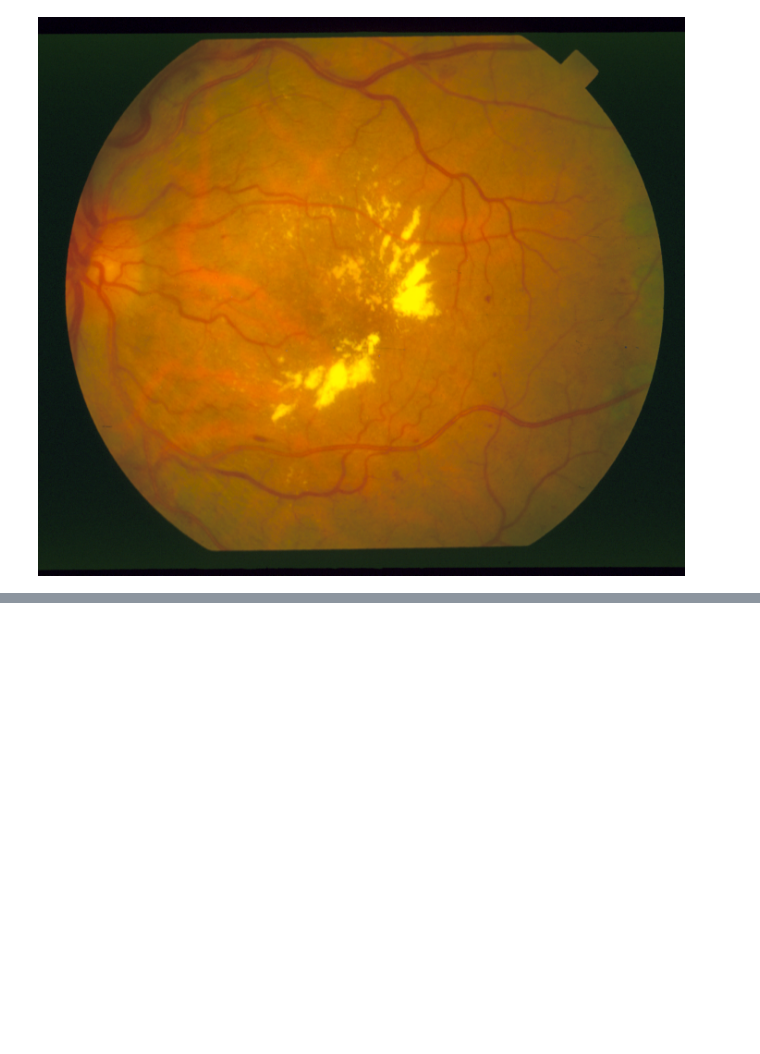
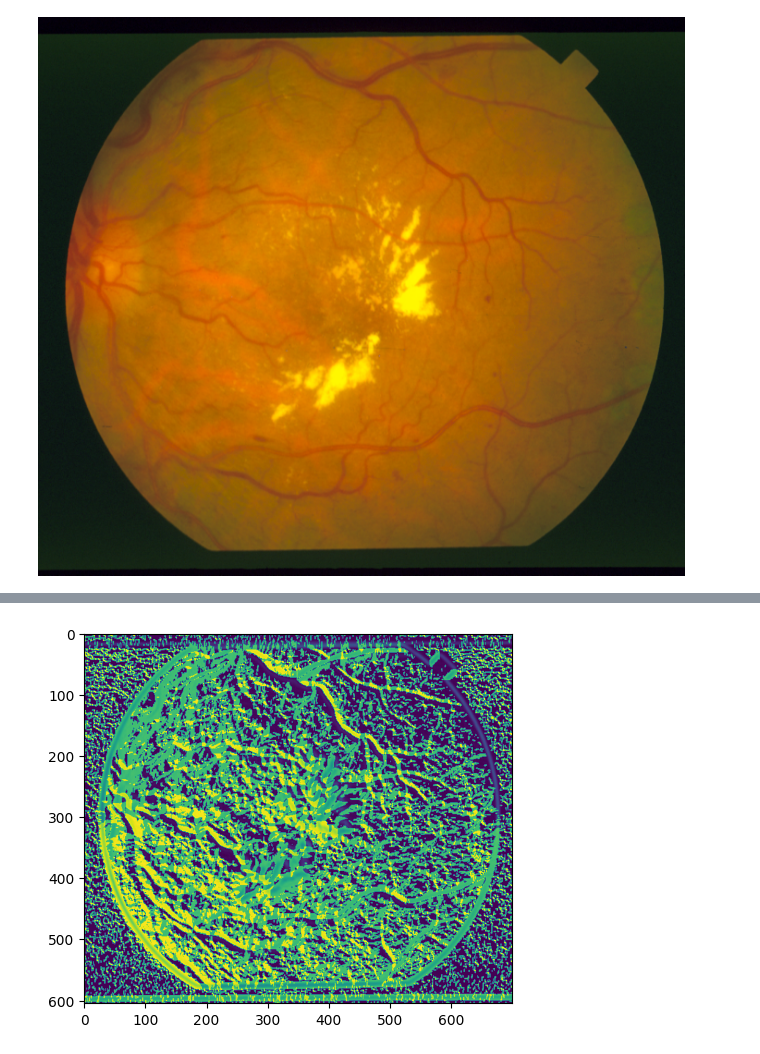
Before and after one commit to MateuszPoprawa/Retinal-Blood-Vessels-Segmentation, a Jupyter notebook: Retinal Blood Vessels Segmentation.ipynb, the cells around one changed output, grey strips where cells are left out. Cells and saved outputs as stored; diff of their text form; code cells hidden in the pictures; blank space fills up the shorter version.

Commit message:
Sobel

```diff
--- a/Retinal Blood Vessels Segmentation.ipynb
+++ b/Retinal Blood Vessels Segmentation.ipynb
@@ -49,0 +91,28 @@ Image.fromarray(m)
+# %%
+import math
+G = np.array(grayImage)
+O = np.array(grayImage)
+for i in range(h):
+    for j in range(w):
+        G[i][j] = math.sqrt(Gx[i][j] ** 2 + Gy[i][j] ** 2)
+        O[i][j] = np.arctan2( Gy[i][j], Gx[i][j]) * (180 / math.pi)
+# %%
+from scipy import ndimage
+def sobel_filters(img):
+    Kx = np.array([[-1, 0, 1], [-2, 0, 2], [-1, 0, 1]], np.float32)
+    Ky = np.array([[1, 2, 1], [0, 0, 0], [-1, -2, -1]], np.float32)
+
+    Ix = ndimage.convolve(img, Kx)
+    Iy = ndimage.convolve(img, Ky)
+
+    G = np.hypot(Ix, Iy)
+    G = G / G.max() * 255
+    theta = np.arctan2(Iy, Ix)
+
+    return (G, theta)
+test1, test2 = sobel_filters(grayImage)
+import matplotlib.pyplot as plt
+plt.imshow(test1)
+plt.show()
+# %% [output]
+[figure, added]
```
Also changed, not shown: parts of 9 cells of this notebook.
